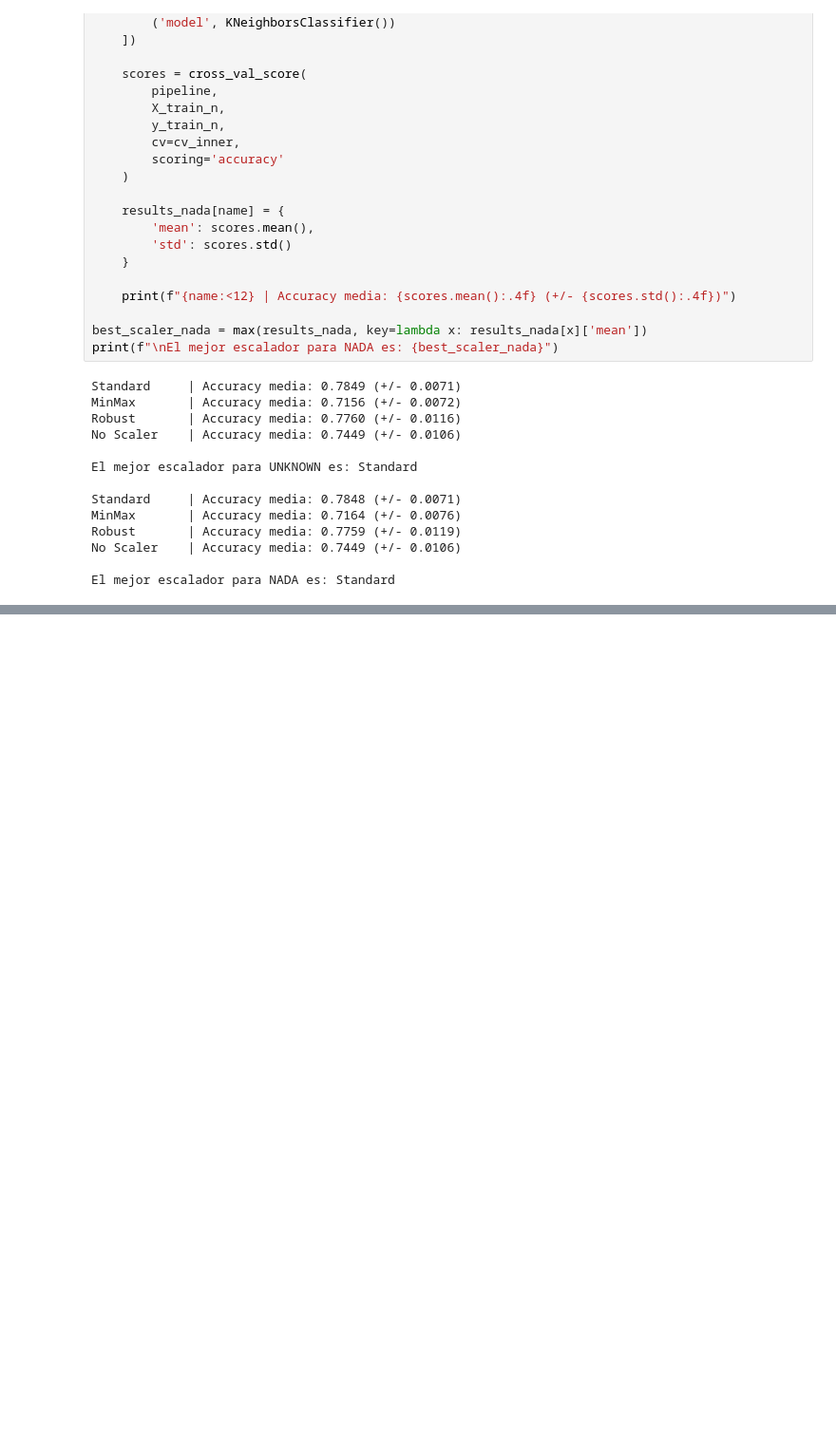
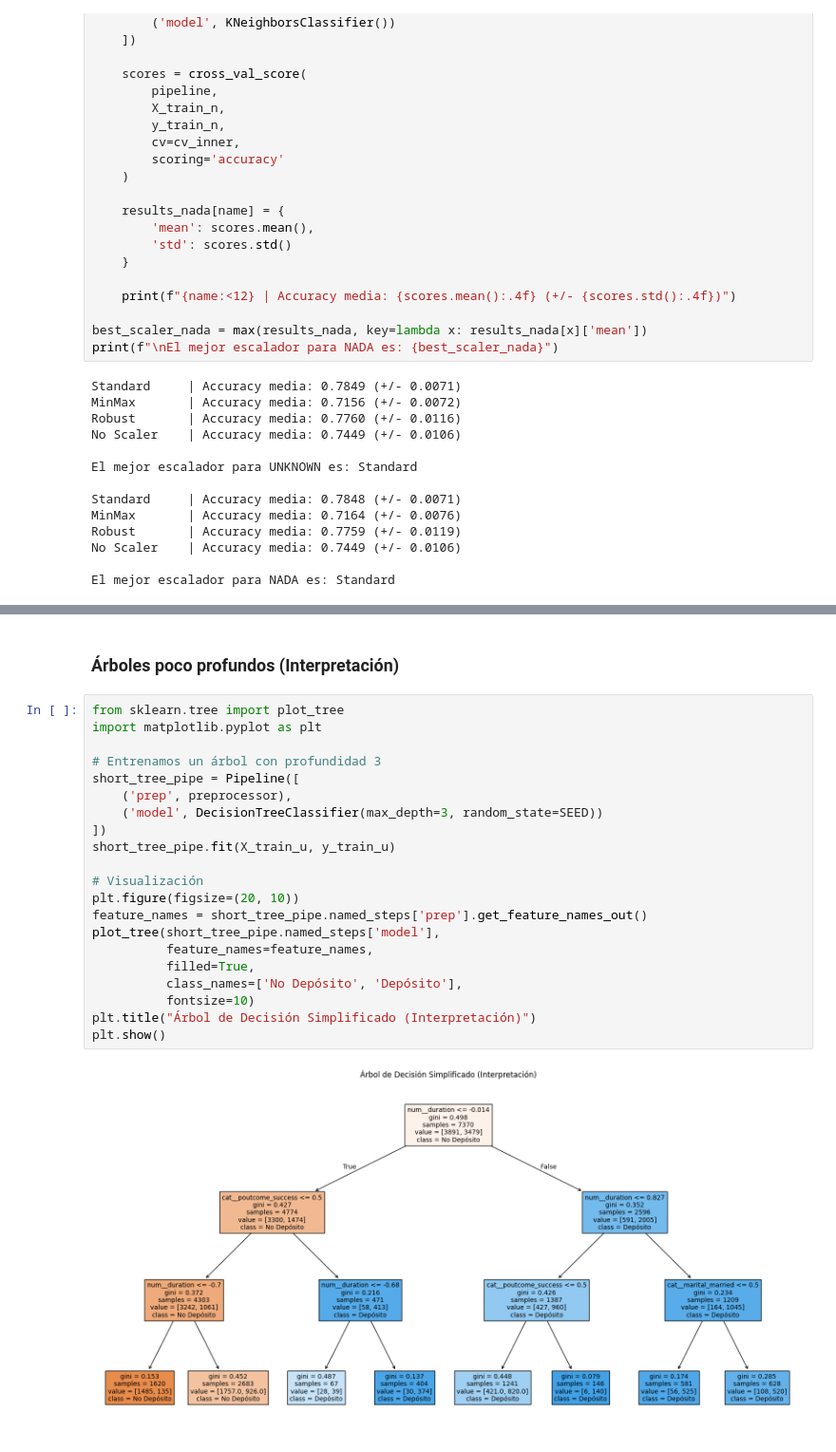
Before and after one commit to mmanchado6/P1_Machine_learning, a Jupyter notebook: Notebook.ipynb, the cells around one changed output, grey strips where cells are left out. Shown at 95% size. Cells and saved outputs as stored; diff of their text form; blank space fills up the shorter version.

```diff
--- a/Notebook.ipynb
+++ b/Notebook.ipynb
@@ -288,0 +336,25 @@ El mejor escalador para NADA es: Standard
+# %% [markdown]
+ ### Árboles poco profundos (Interpretación)
+# %%
+from sklearn.tree import plot_tree
+import matplotlib.pyplot as plt
+
+# Entrenamos un árbol con profundidad 3
+short_tree_pipe = Pipeline([
+    ('prep', preprocessor),
+    ('model', DecisionTreeClassifier(max_depth=3, random_state=SEED))
+])
+short_tree_pipe.fit(X_train_u, y_train_u)
+
+# Visualización
+plt.figure(figsize=(20, 10))
+feature_names = short_tree_pipe.named_steps['prep'].get_feature_names_out()
+plot_tree(short_tree_pipe.named_steps['model'],
+          feature_names=feature_names,
+          filled=True,
+          class_names=['No Depósito', 'Depósito'],
+          fontsize=10)
+plt.title("Árbol de Decisión Simplificado (Interpretación)")
+plt.show()
+# %% [output]
+[figure, added]
```
Also changed, not shown: parts of 6 cells of this notebook, 1 other file.
